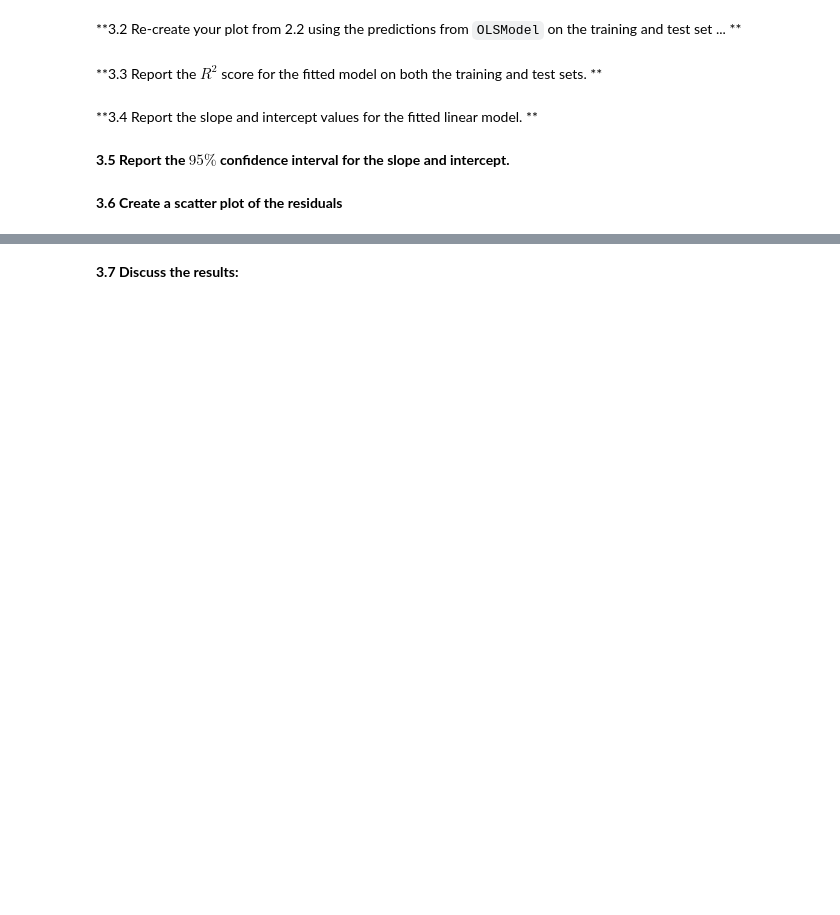
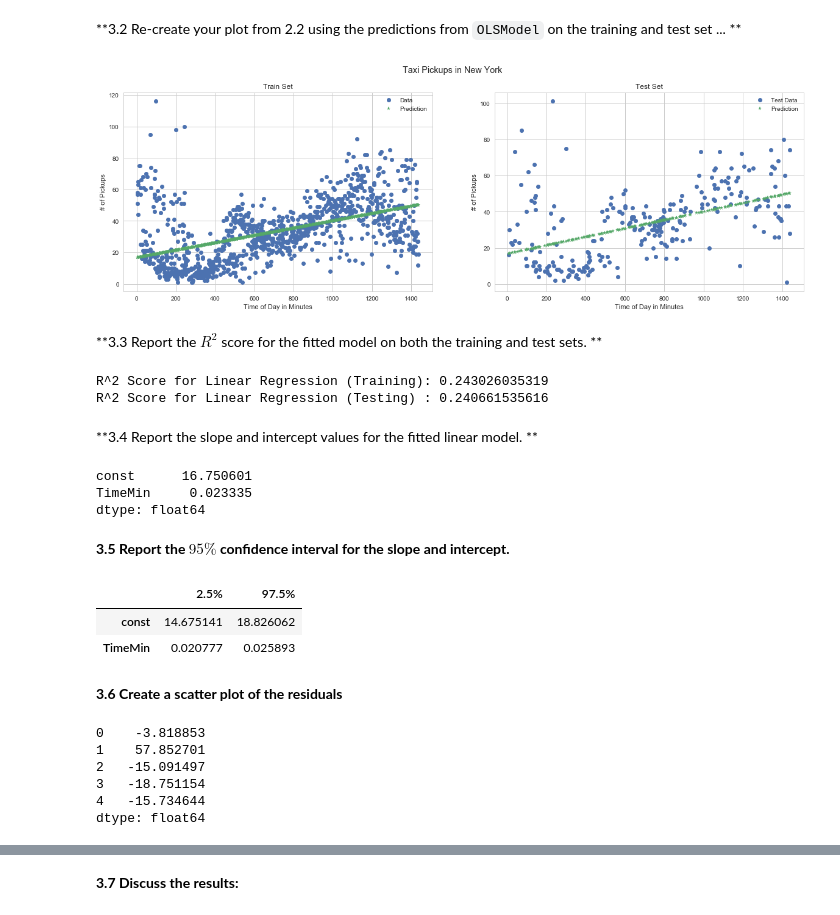
Before and after one commit to avrielepps/CS109AHW, a Jupyter notebook: cs109a_hw2_109/cs109a_hw2_109-Copy1.ipynb, the cells around one changed output, grey strips where cells are left out. Cells and saved outputs as stored; diff of their text form; code cells hidden in the pictures; blank space fills up the shorter version.

```diff
--- a/cs109a_hw2_109/cs109a_hw2_109-Copy1.ipynb
+++ b/cs109a_hw2_109/cs109a_hw2_109-Copy1.ipynb
@@ -398,0 +397,15 @@ We next consider simple linear regression, which we know from lecture is a param
+# %%
+#Add constant
+x_ca = sm.add_constant(data['TimeMin'])
+x_train_ca = sm.add_constant(x_train)
+x_test_ca = sm.add_constant(x_test)
+
+#predict y
+predicted_y = results.predict(x_ca)
+predicted_y_train = results.predict(x_train_ca)
+predicted_y_test = results.predict(x_test_ca)
+
+#We must first create the linear regression object from stats model
+OLSmodel = sm.OLS(y_train, x_train_ca)
+results = model.fit()
+display(results.summary())
@@ -407,2 +432,21 @@ We next consider simple linear regression, which we know from lecture is a param
+# %%
+fig, axes = plt.subplots(nrows=1, ncols=2, figsize=(20,6))
+axes[0].plot(train_data['TimeMin'], train_data['PickupCount'],'o', label = 'Data' )
+axes[0].plot(train_data['TimeMin'], predicted_y_train, '*', label = 'Prediction')
+axes[0].set_xlabel('Time of Day in Minutes')
+axes[0].set_ylabel('# of Pickups')
+axes[0].set_title("Train Set")
+axes[0].legend()
+
+axes[1].plot(test_data['TimeMin'], test_data['PickupCount'], 'o', label = 'Test Data' )
+axes[1].plot(test_data['TimeMin'], predicted_y_test, '*', label = 'Prediction')
+axes[1].set_xlabel('Time of Day in Minutes')
+axes[1].set_ylabel('# of Pickups')
+axes[1].set_title("Test Set")
+axes[1].legend()
+
+fig.suptitle("Taxi Pickups in New York");
+# %% [output]
+[figure, added]
 # %% [markdown]
 **3.3 Report the $R^2$ score for the fitted model on both the training and test sets. **
@@ -411,2 +453,8 @@ We next consider simple linear regression, which we know from lecture is a param
+# %%
+print("R^2 Score for Linear Regression (Training):", (results.rsquared))
+print("R^2 Score for Linear Regression (Testing) :", (r2_score(test_data['PickupCount'], predicted_y_test)))
+# %% [output]
+R^2 Score for Linear Regression (Training): 0.243026035319
+R^2 Score for Linear Regression (Testing) : 0.240661535616
 # %% [markdown]
 **3.4 Report the slope and intercept values for the fitted linear model.  **
@@ -418,2 +461,9 @@ We next consider simple linear regression, which we know from lecture is a param
+# %%
+results = model.fit()
+print(results.params)
+# %% [output]
+const      16.750601
+TimeMin     0.023335
+dtype: float64
 # %% [markdown]
 **3.5 Report the $95\%$ confidence interval for the slope and intercept.**
@@ -422,2 +470,11 @@ We next consider simple linear regression, which we know from lecture is a param
+# %%
+thresh = 0.05
+intervals = results.conf_int(alpha=thresh)
+intervals = intervals.rename(index=str, columns={0:str(thresh/2*100)+"%",1:str((1-thresh/2)*100)+"%"})
+display(intervals)
+# %% [output]
+|  | 2.5% | 97.5% |
+| const | 14.675141 | 18.826062 |
+| TimeMin | 0.020777 | 0.025893 |
 # %% [markdown]
 **3.6 Create a scatter plot of the residuals**
@@ -427,0 +481,10 @@ We next consider simple linear regression, which we know from lecture is a param
+# %%
+residual = data['PickupCount']-predicted_y
+display(residual.head())
+# %% [output]
+0    -3.818853
+1    57.852701
+2   -15.091497
+3   -18.751154
+4   -15.734644
+dtype: float64
```
Also changed, not shown: parts of 15 cells of this notebook, 1 other file.
